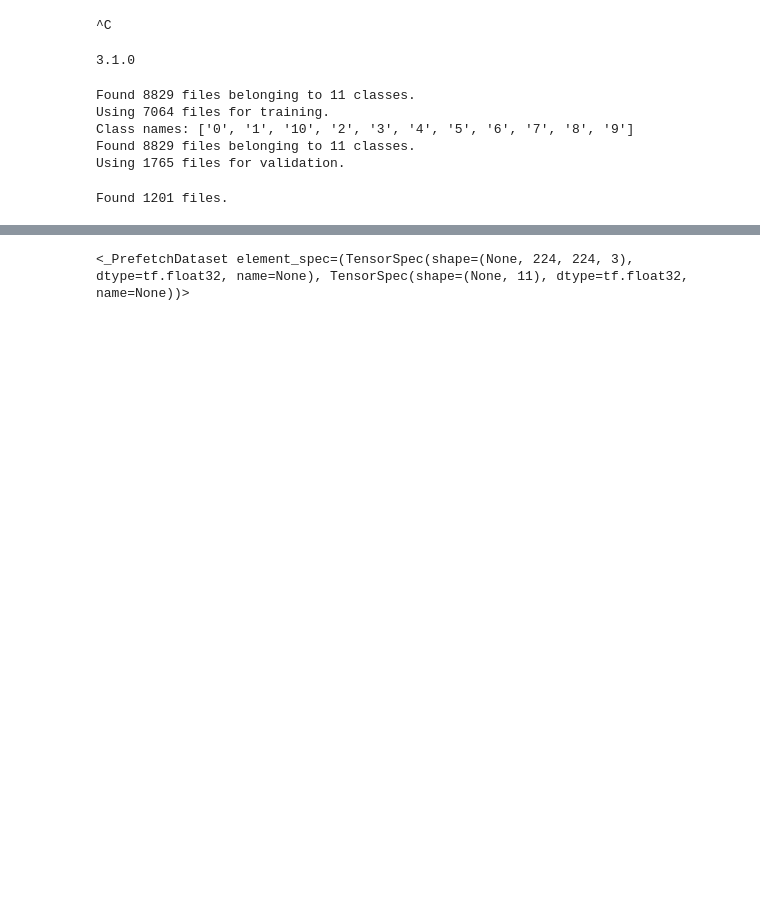
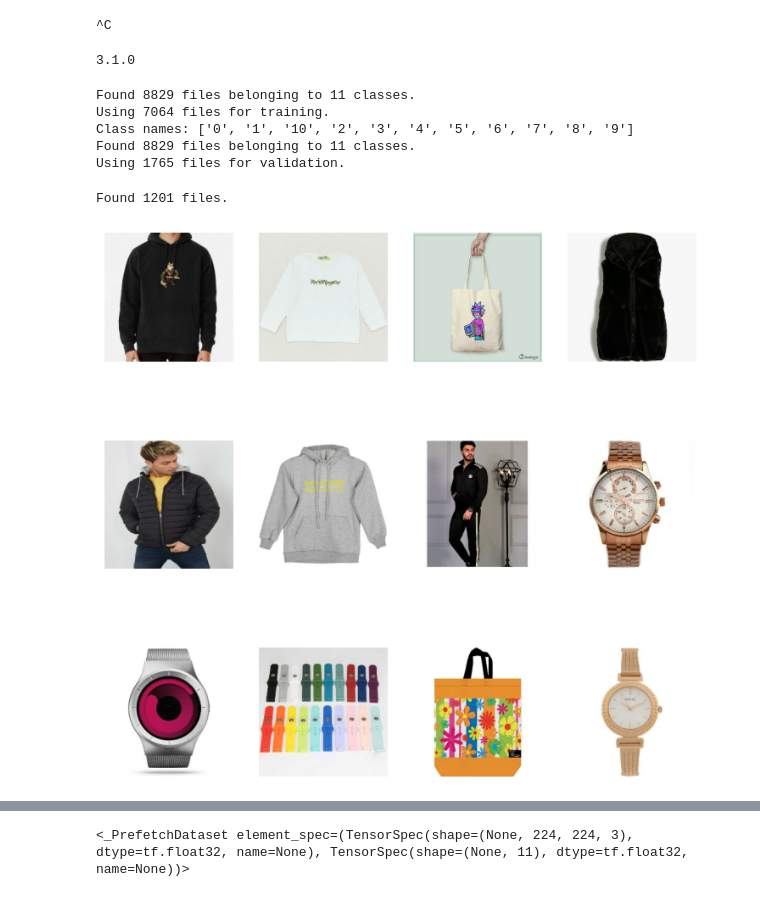
Before and after one commit to Benyamin-Ghanbari/Torob_Image_Categorizer, a Jupyter notebook: image_categorizer.ipynb, the cells around one changed output, grey strips where cells are left out. Drawn from its saved outputs; the diff is of its cells as text; code cells hidden in the pictures; blank space fills up the shorter version.

Commit message:
add plot

```diff
--- a/image_categorizer.ipynb
+++ b/image_categorizer.ipynb
@@ -164,6 +164,25 @@ image_names = [img.split('/')[-1].split('.jpg')[0] for img in test_dataset.file_
 test_dataset = test_dataset.map(lambda x: preprocess_input(x))
 # %% [output]
 Found 1201 files.
+# %%
+# Plot images
+
+import matplotlib.pyplot as plt
+
+for images, labels in train_dataset.take(1):
+    # Select 12 random images
+    indices = np.random.choice(images.shape[0], 12, replace=False)
+    selected_images = images.numpy()[indices]
+
+    # Plot the selected images
+    plt.figure(figsize=(9, 9))
+    for i, image in enumerate(selected_images):
+        plt.subplot(3, 4, i + 1)
+        plt.imshow(image.astype('uint8'))
+        plt.axis('off')
+    plt.show()
+# %% [output]
+[figure, added]
 # %%
 image_names
 # %% [output]
```
Also changed, not shown: parts of 8 cells of this notebook.
